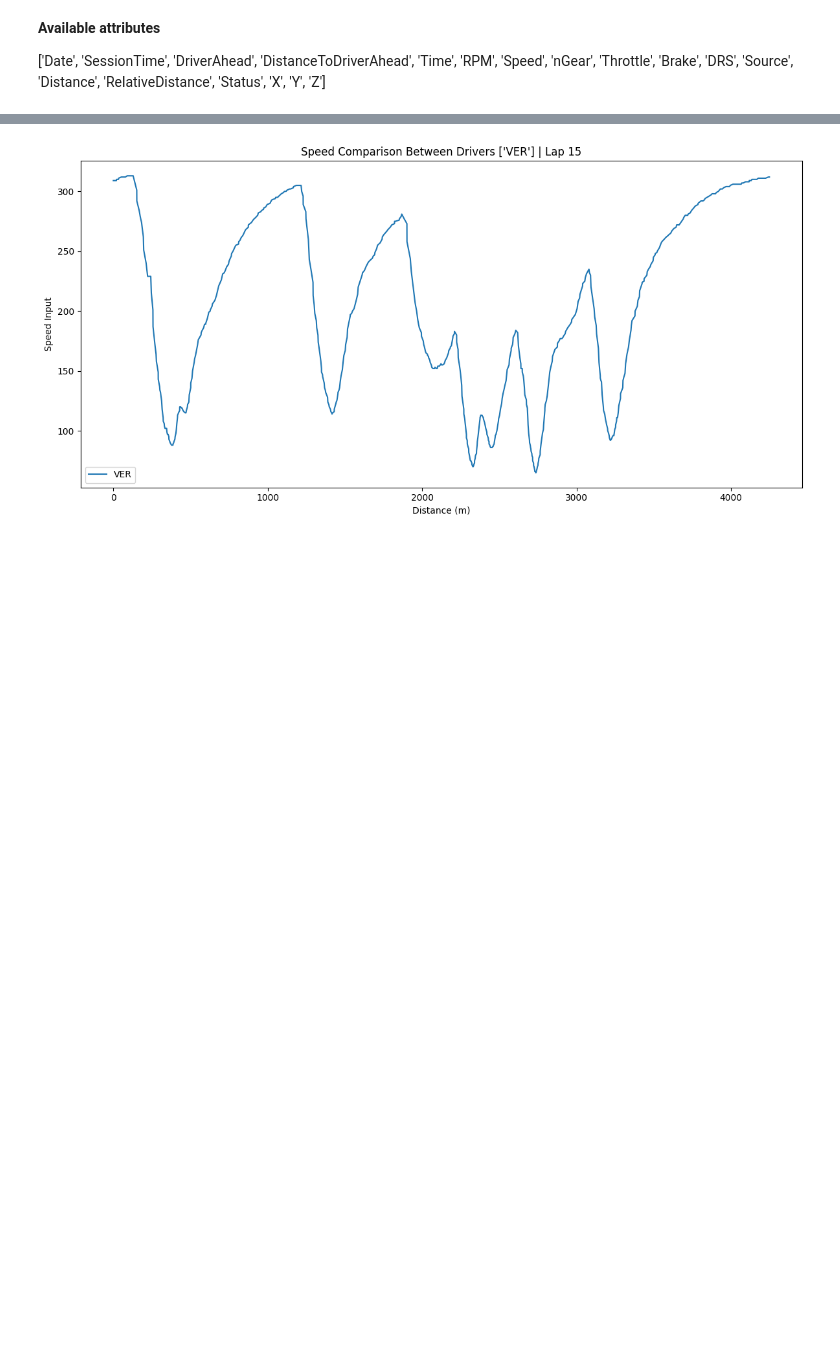
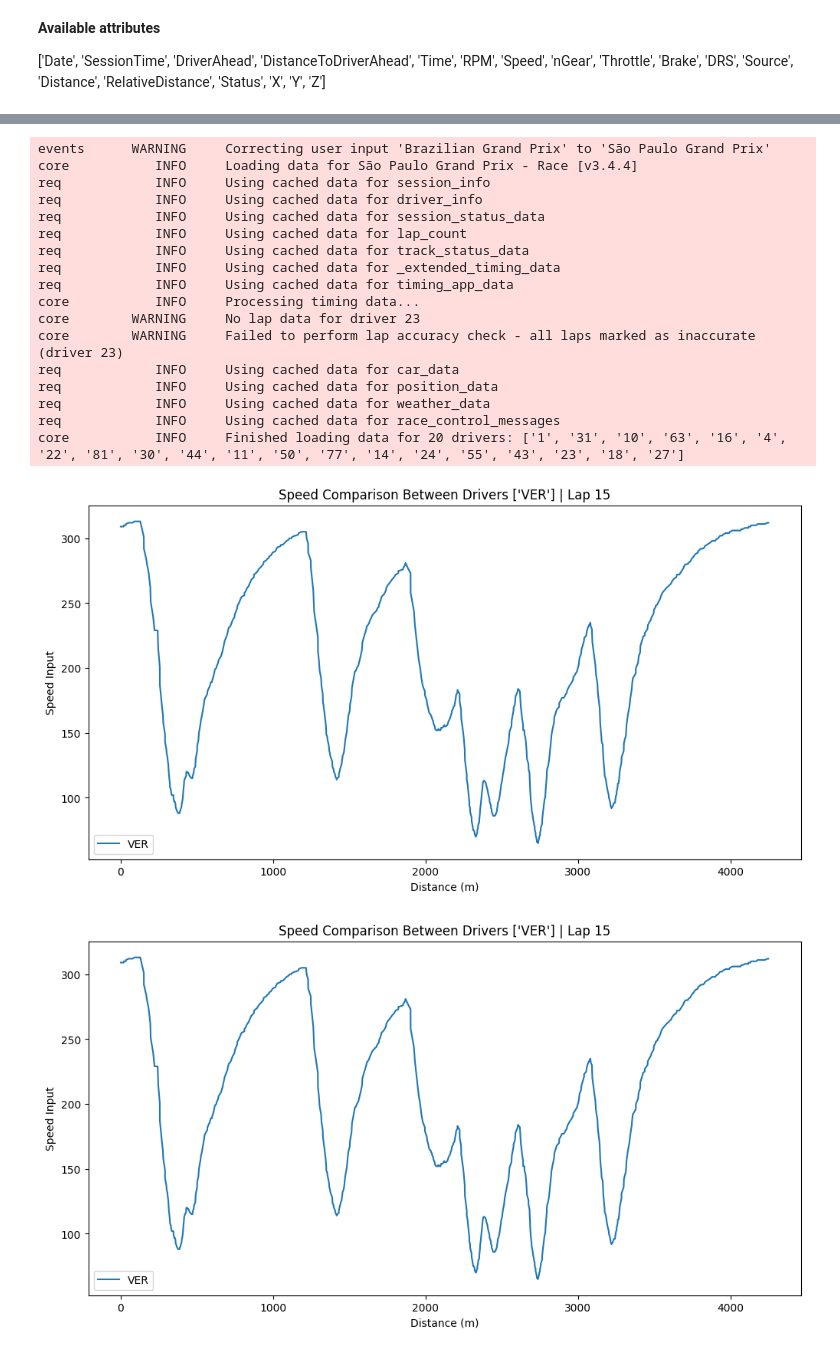
Before and after one commit to mihalisag/data-podium, a Jupyter notebook: telemetry.ipynb, the cells around one changed output, grey strips where cells are left out. Cells and saved outputs as stored; diff of their text form; code cells hidden in the pictures; blank space fills up the shorter version.

Commit message:
Renamed winner function and modified telemetry attribute comparison function

```diff
--- a/telemetry.ipynb
+++ b/telemetry.ipynb
@@ -112,4 +88,22 @@ core        WARNING     Failed to preserve data type for column 'Z' while mergin
 # %%
-telemetry_attr_comparison(session=session, drivers_abbrs=['VER'], attr='Speed', lap=15)
+compare_metric(year=2024, event='Brazilian Grand Prix', session_type='R', drivers_abbrs=['VER'], metric='Speed', lap=15)
 # %% [output]
+events      WARNING     Correcting user input 'Brazilian Grand Prix' to 'São Paulo Grand Prix'
+core           INFO     Loading data for São Paulo Grand Prix - Race [v3.4.4]
+req            INFO     Using cached data for session_info
+req            INFO     Using cached data for driver_info
+req            INFO     Using cached data for session_status_data
+req            INFO     Using cached data for lap_count
+req            INFO     Using cached data for track_status_data
+req            INFO     Using cached data for _extended_timing_data
+req            INFO     Using cached data for timing_app_data
+core           INFO     Processing timing data...
+core        WARNING     No lap data for driver 23
+core        WARNING     Failed to perform lap accuracy check - all laps marked as inaccurate (driver 23)
+req            INFO     Using cached data for car_data
+req            INFO     Using cached data for position_data
+req            INFO     Using cached data for weather_data
+req            INFO     Using cached data for race_control_messages
+core           INFO     Finished loading data for 20 drivers: ['1', '31', '10', '63', '16', '4', '22', '81', '30', '44', '11', '50', '77', '14', '24', '55', '43', '23', '18', '27']
-[figure, old version]
+[figure, new version]
+[figure, added]
```
Also changed, not shown: parts of 10 cells of this notebook, 5 other files.
